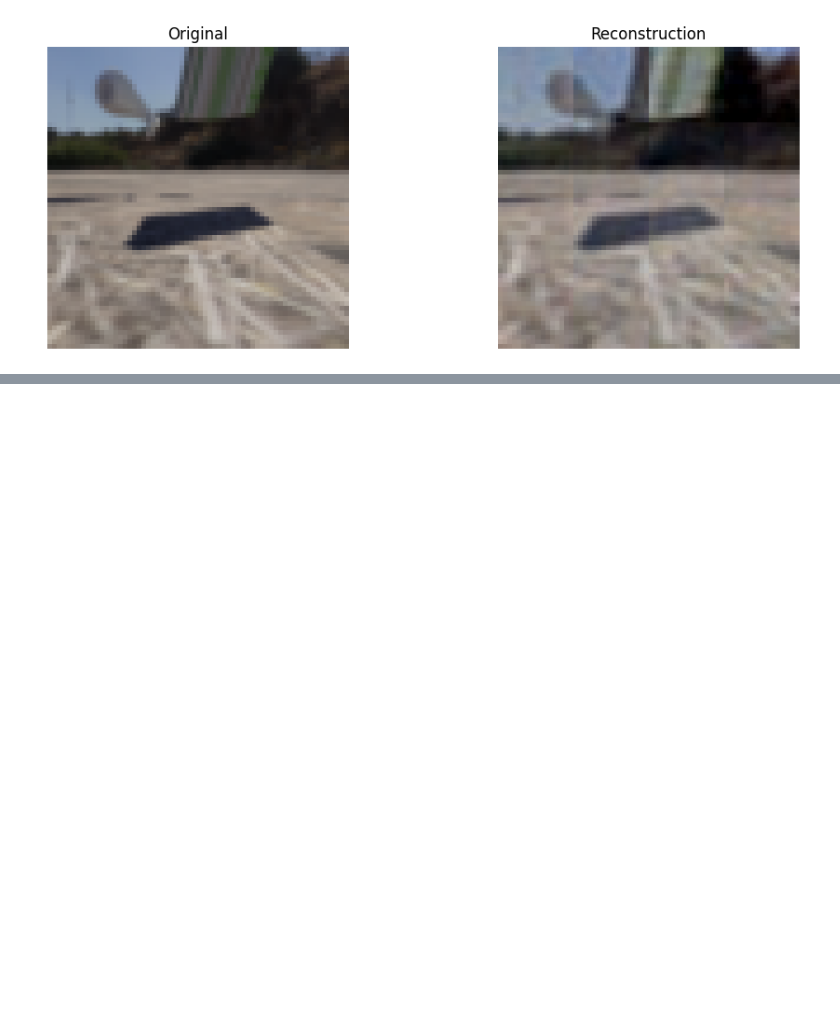
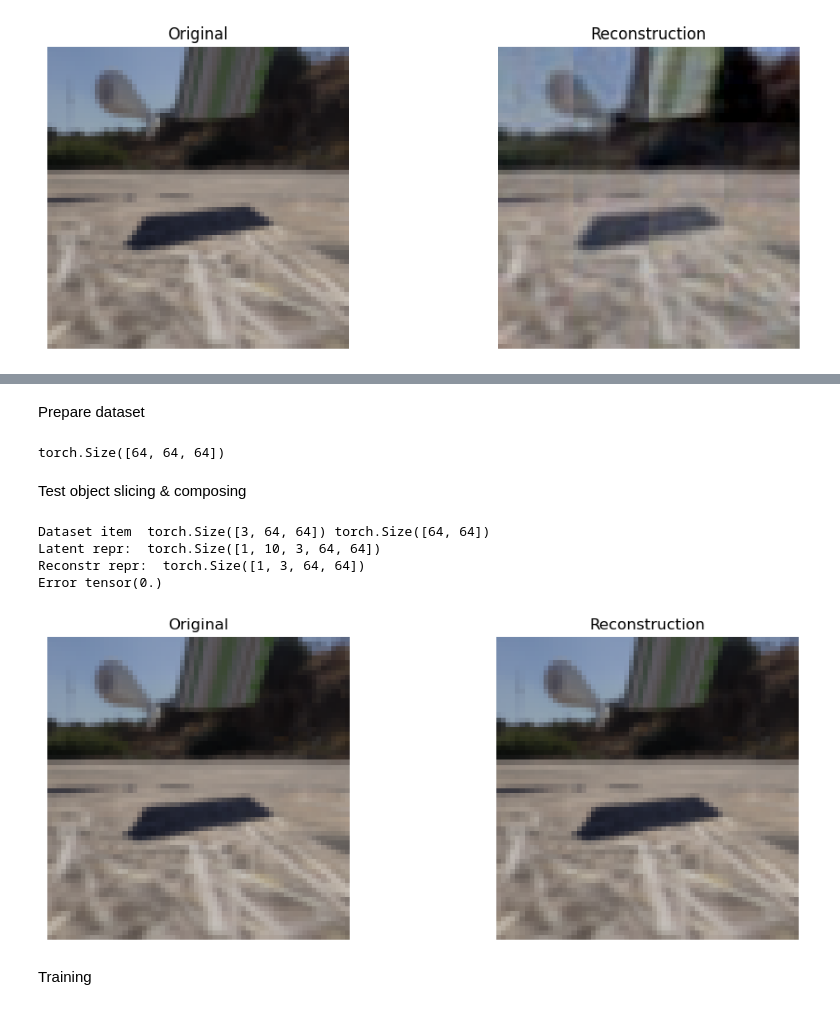
Before and after one commit to vladimashev/object-repr-video-prediction, a Jupyter notebook: test_reconstruction.ipynb, the cells around one changed output, grey strips where cells are left out. Drawn from its saved outputs; the diff is of its cells as text; code cells hidden in the pictures; blank space fills up the shorter version.

```diff
--- a/test_reconstruction.ipynb
+++ b/test_reconstruction.ipynb
@@ -192,0 +191,14 @@ torch.Size([1, 3, 64, 64])
+# %% [markdown]
+Prepare dataset
+# %%
+from dataset import MaskDataset
+from torchvision import transforms
+from torch.utils.data import DataLoader
+
+transform = transforms.Compose([
+    transforms.Resize((64, 64)),
+    transforms.ToTensor(),
+])
+
+train_dataset = MaskDataset(TRAIN_PATH, transform)
+val_dataset = MaskDataset(VALIDATION_PATH, transform)
@@ -192,0 +220,45 @@ torch.Size([1, 3, 64, 64])
+# %%
+batch = next(iter(val_loader))
+batch[1].shape # (batch size, width, height)
+# %% [output]
+torch.Size([64, 64, 64])
+# %% [markdown]
+Test object slicing & composing
+# %%
+from models.object_composer import ObjectSlicer, ObjectComposer
+import matplotlib.pyplot as plt
+
+item = next(iter(val_dataset))
+img, mask = item
+print('Dataset item ', img.size(), mask.size())
+
+obj_encoder = ObjectSlicer()
+obj_decoder = ObjectComposer()
+
+latent_img = obj_encoder(img.unsqueeze(0), mask.unsqueeze(0))
+print("Latent repr: ", latent_img.size())
+rec_img = obj_decoder(latent_img, mask.unsqueeze(0))
+print("Reconstr repr: ", rec_img.size())
+print("Error", torch.nn.functional.mse_loss(img.unsqueeze(0), rec_img))
+
+plt.figure(figsize=(10, 4))
+
+plt.subplot(1, 2, 1)
+plt.imshow(img.permute(1, 2, 0).numpy())
+plt.title("Original")
+plt.axis("off")
+
+plt.subplot(1, 2, 2)
+plt.imshow(rec_img.squeeze(0).permute(1, 2, 0).detach().cpu().numpy())
+plt.title("Reconstruction")
+plt.tight_layout()
+plt.axis("off")
+plt.show()
+# %% [output]
+Dataset item  torch.Size([3, 64, 64]) torch.Size([64, 64])
+Latent repr:  torch.Size([1, 10, 3, 64, 64])
+Reconstr repr:  torch.Size([1, 3, 64, 64])
+Error tensor(0.)
+[figure, added]
+# %% [markdown]
+Training
```
Also changed, not shown: parts of 10 cells of this notebook, 21 other files.
